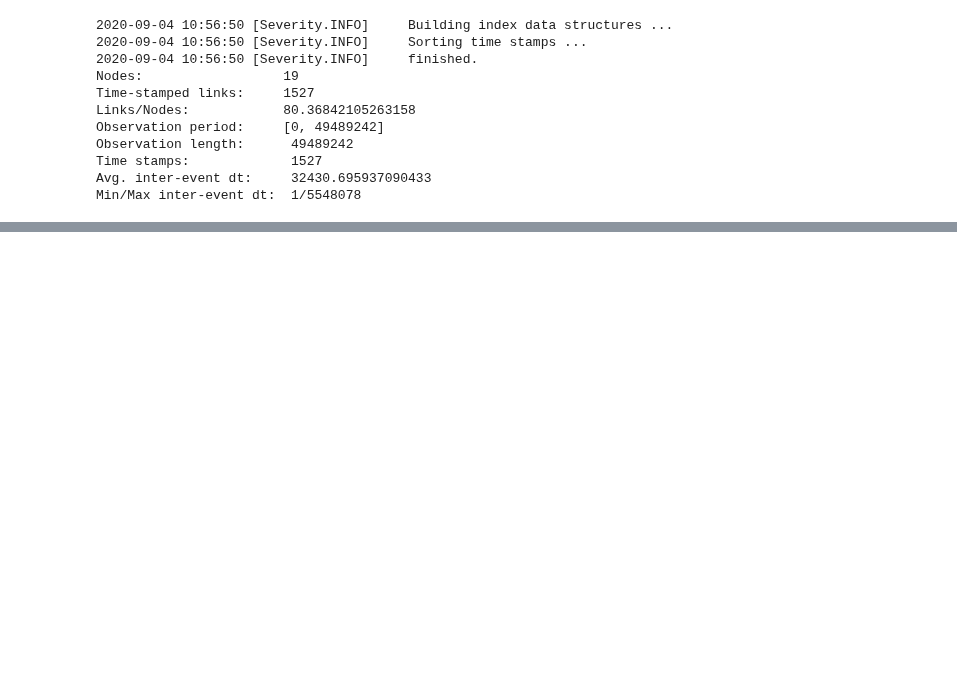
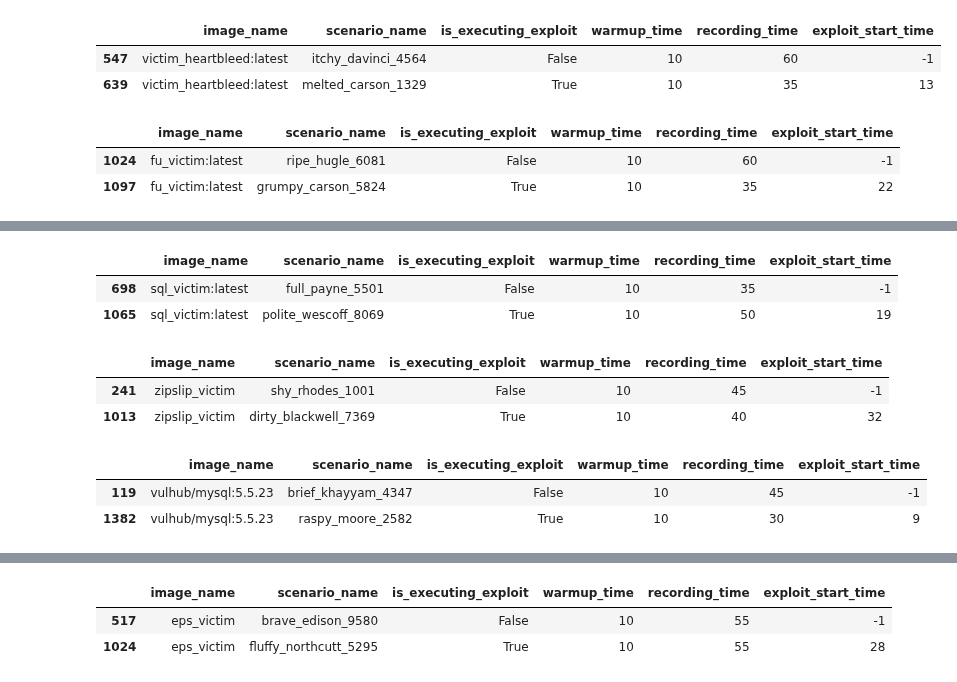
Before and after one commit to j-petit/leipzig_hids, a Jupyter notebook: notebooks/single_temp_net_vis.ipynb, the cells around one changed output, grey strips where cells are left out. Drawn from its saved outputs; the diff is of its cells as text; code cells hidden in the pictures; blank space fills up the shorter version.

```diff
--- a/notebooks/single_temp_net_vis.ipynb
+++ b/notebooks/single_temp_net_vis.ipynb
@@ -51,15 +47,0 @@ FileNotFoundError: [Errno 2] No such file or directory: 'config/config.yaml'
-# %%
-net = generate_temporal_network("../data/raw/CVE-2017-7529/aggressive_brahmagupta_2425.txt")
-print(net)
-# %% [output]
-2020-09-04 10:56:50 [Severity.INFO]     Building index data structures ...
-2020-09-04 10:56:50 [Severity.INFO]     Sorting time stamps ...
-2020-09-04 10:56:50 [Severity.INFO]     finished.
-Nodes:                  19
-Time-stamped links:     1527
-Links/Nodes:            80.36842105263158
-Observation period:     [0, 49489242]
-Observation length:      49489242
-Time stamps:             1527
-Avg. inter-event dt:     32430.695937090433
-Min/Max inter-event dt:  1/5548078
@@ -65,0 +63,28 @@ Min/Max inter-event dt:  1/5548078
+# %%
+datasets = {
+    "CVE-2014-0160": "https://www.exploids.de/lid-ds-downloads/LID-DS-Recordings-01/CVE-2014-0160.tar.gz",
+    "PHP_CWE-434": "https://www.exploids.de/lid-ds-downloads/LID-DS-Recordings-01/PHP_CWE-434.tar.gz",
+    "Bruteforce_CWE-307": "https://www.exploids.de/lid-ds-downloads/LID-DS-Recordings-01/Bruteforce_CWE-307.tar.gz",
+    "SQL_Injection_CWE-89": "https://www.exploids.de/lid-ds-downloads/LID-DS-Recordings-01/SQL_Injection_CWE-89.tar.gz",
+    "ZipSlip": "https://www.exploids.de/lid-ds-downloads/LID-DS-Recordings/ZipSlip.tar.gz",
+    "CVE-2012-2122": "https://www.exploids.de/lid-ds-downloads/LID-DS-Recordings-01/CVE-2012-2122.tar.gz",
+    "CVE-2017-7529": "https://www.exploids.de/lid-ds-downloads/LID-DS-Recordings-01/CVE-2017-7529.tar.gz",
+    "CVE-2018-3760": "https://www.exploids.de/lid-ds-downloads/LID-DS-Recordings-01/CVE-2018-3760.tar.gz",
+    "CVE-2019-5418": "https://www.exploids.de/lid-ds-downloads/LID-DS-Recordings-01/CVE-2019-5418.tar.gz",
+    "EPS_CWE-434": "https://www.exploids.de/lid-ds-downloads/LID-DS-Recordings-01/EPS_CWE-434.tar.gz",
+}
+# %%
+scenarios = []
+for dataset in datasets.keys():
+    scenario =  pd.read_csv(f"../data/raw/{dataset}/runs.csv", skipinitialspace=True)
+    scenario = scenario.groupby("is_executing_exploit").sample(n=1, random_state=1)
+    display(scenario)
+    scenario["dataset"] = dataset
+    scenarios.append(scenario)
+# %% [output]
+|  | image_name | scenario_name | is_executing_exploit | warmup_time | recording_time | exploit_start_time |
+| 547 | victim_heartbleed:latest | itchy_davinci_4564 | False | 10 | 60 | -1 |
+| 639 | victim_heartbleed:latest | melted_carson_1329 | True | 10 | 35 | 13 |
+|  | image_name | scenario_name | is_executing_exploit | warmup_time | recording_time | exploit_start_time |
+| 1024 | fu_victim:latest | ripe_hugle_6081 | False | 10 | 60 | -1 |
+| 1097 | fu_victim:latest | grumpy_carson_5824 | True | 10 | 35 | 22 |
@@ -65,0 +94,9 @@ Min/Max inter-event dt:  1/5548078
+|  | image_name | scenario_name | is_executing_exploit | warmup_time | recording_time | exploit_start_time |
+| 698 | sql_victim:latest | full_payne_5501 | False | 10 | 35 | -1 |
+| 1065 | sql_victim:latest | polite_wescoff_8069 | True | 10 | 50 | 19 |
+|  | image_name | scenario_name | is_executing_exploit | warmup_time | recording_time | exploit_start_time |
+| 241 | zipslip_victim | shy_rhodes_1001 | False | 10 | 45 | -1 |
+| 1013 | zipslip_victim | dirty_blackwell_7369 | True | 10 | 40 | 32 |
+|  | image_name | scenario_name | is_executing_exploit | warmup_time | recording_time | exploit_start_time |
+| 119 | vulhub/mysql:5.5.23 | brief_khayyam_4347 | False | 10 | 45 | -1 |
+| 1382 | vulhub/mysql:5.5.23 | raspy_moore_2582 | True | 10 | 30 | 9 |
@@ -65,0 +112,3 @@ Min/Max inter-event dt:  1/5548078
+|  | image_name | scenario_name | is_executing_exploit | warmup_time | recording_time | exploit_start_time |
+| 517 | eps_victim | brave_edison_9580 | False | 10 | 55 | -1 |
+| 1024 | eps_victim | fluffy_northcutt_5295 | True | 10 | 55 | 28 |
```
Also changed, not shown: parts of 12 cells of this notebook, 11 other files.
